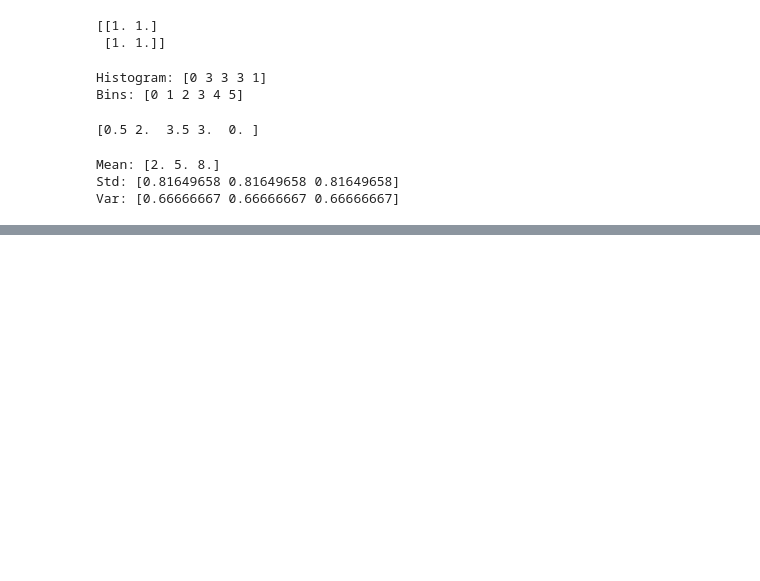
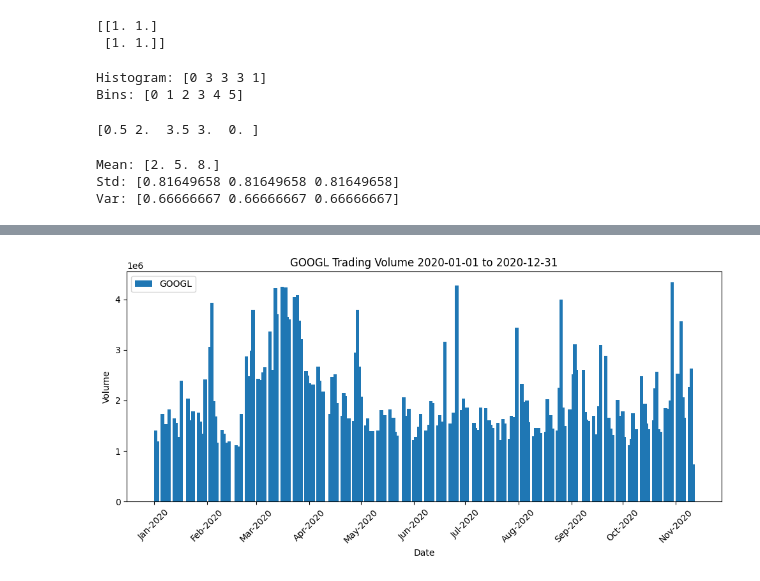
Before and after one commit to HridikDev/Python-Programming, a Jupyter notebook: practicequestion4.ipynb, the cells around one changed output, grey strips where cells are left out. Saved outputs shown, nothing was run; the diff lists cells and outputs as text; code cells hidden in the pictures; blank space fills up the shorter version.

```diff
--- a/practicequestion4.ipynb
+++ b/practicequestion4.ipynb
@@ -181,0 +210,14 @@ Var: [0.66666667 0.66666667 0.66666667]
+# %%
+plt.figure(figsize=(10,5))
+plt.bar(df["Date"], df["Volume"], width=2, label=ticker)
+plt.title(f"{ticker} Trading Volume {start_date} to {end_date}")
+plt.xlabel("Date")
+plt.ylabel("Volume")
+plt.legend()
+plt.gca().xaxis.set_major_locator(mdates.MonthLocator())
+plt.gca().xaxis.set_major_formatter(mdates.DateFormatter("%b-%Y"))
+plt.xticks(rotation=45)
+plt.tight_layout()
+plt.show()
+# %% [output]
+[figure, added]
```
Also changed, not shown: parts of 13 cells of this notebook, 4 other files.
